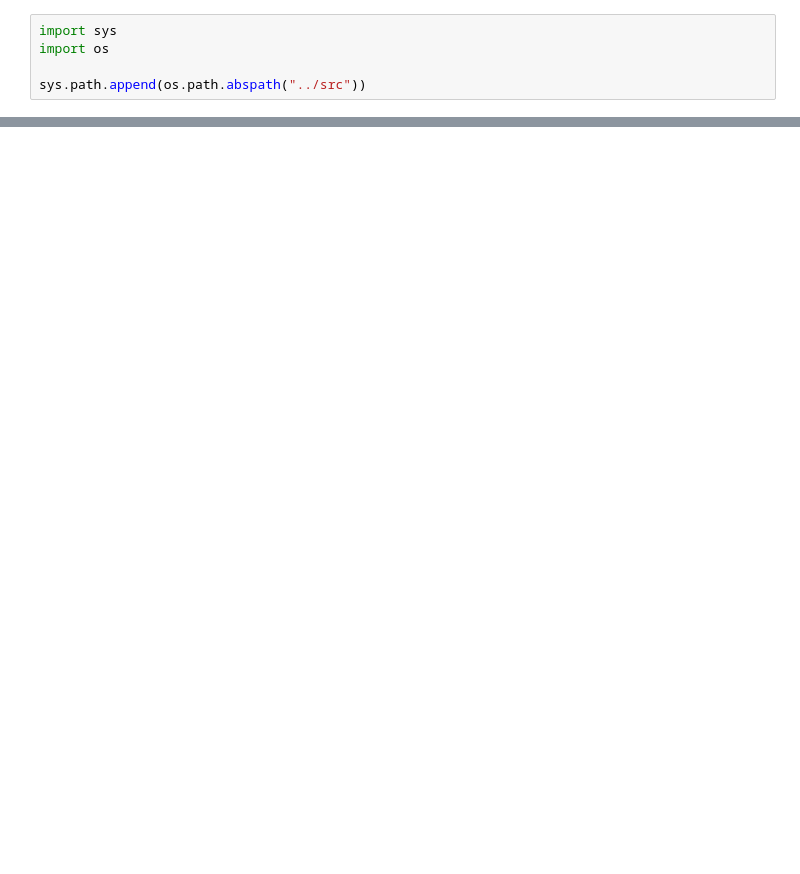
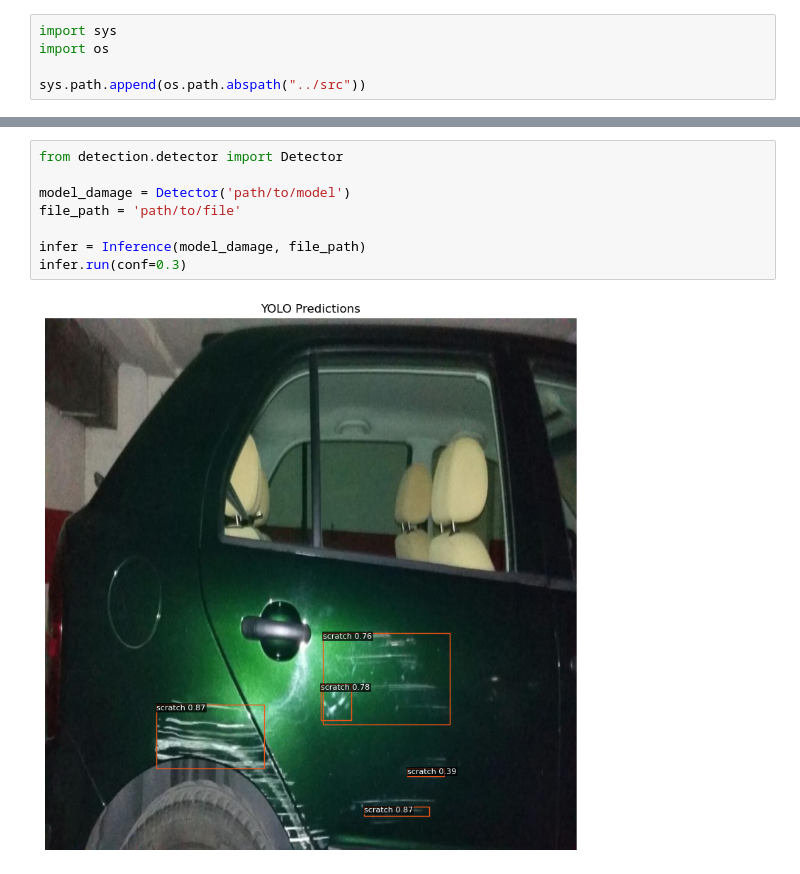
Before and after one commit to oopscompiled/car-damage-assessment, a Jupyter notebook: notebooks/01_detection.ipynb, the cells around one changed output, grey strips where cells are left out. Saved outputs shown, nothing was run; the diff lists cells and outputs as text; blank space fills up the shorter version.

Commit message:
detector update

```diff
--- a/notebooks/01_detection.ipynb
+++ b/notebooks/01_detection.ipynb
@@ -64,0 +117,10 @@ inference.run()
+# %%
+from detection.detector import Detector
+
+model_damage = Detector('path/to/model')
+file_path = 'path/to/file'
+
+infer = Inference(model_damage, file_path)
+infer.run(conf=0.3)
+# %% [output]
+[figure, added]
```
Also changed, not shown: parts of 3 cells of this notebook, 1 other file.
